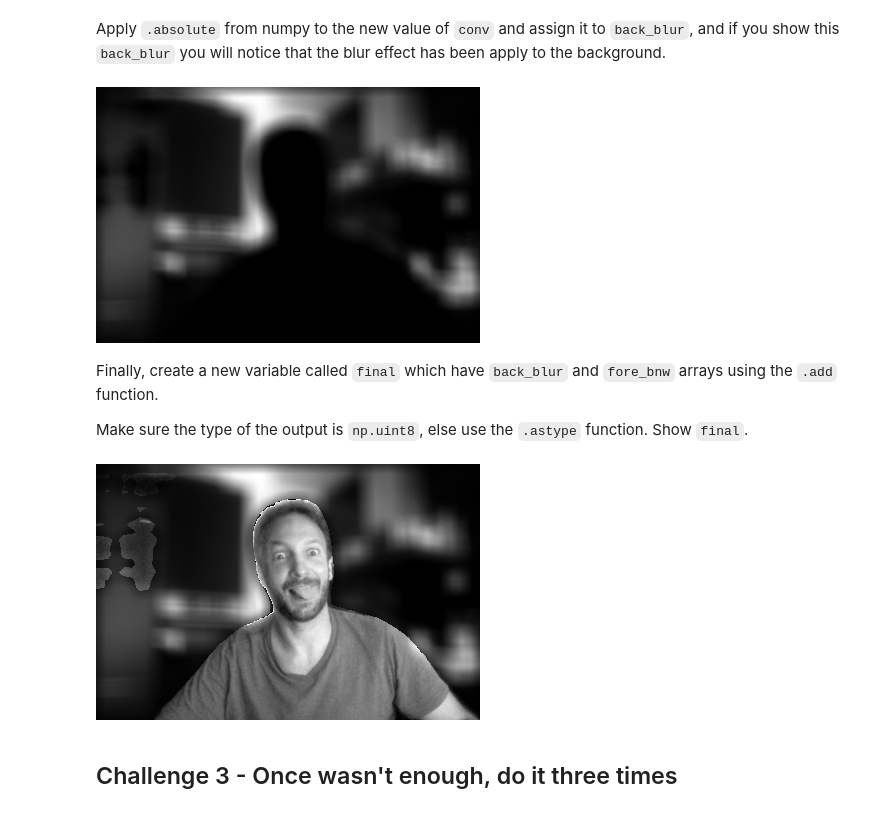
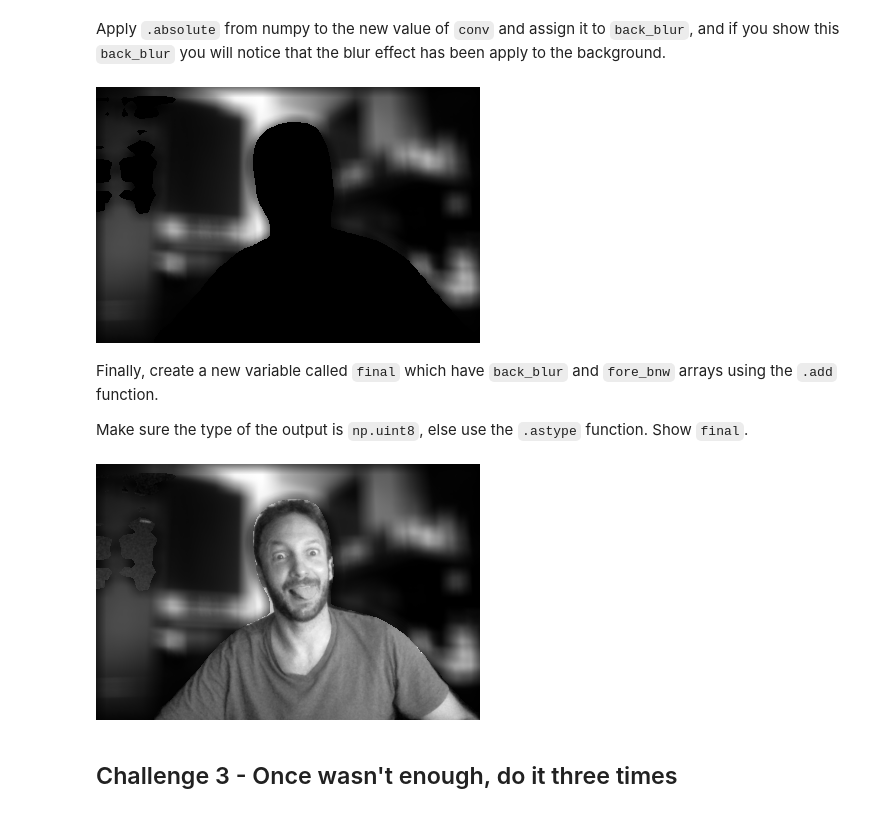
Before and after one commit to miguelgimenezgimenez/lab-image-segmentation, a Jupyter notebook: main.ipynb, the cells around one changed output. Drawn from its saved outputs; the diff is of its cells as text; code cells hidden in the pictures.

```diff
--- a/main.ipynb
+++ b/main.ipynb
@@ -159,10 +157,10 @@ conv = (((conv)/conv.max())*255).astype(np.uint8)
 # %% [markdown]
 Apply `.absolute` from numpy to the new value of `conv` and assign it to `back_blur`, and if you show this `back_blur` you will notice that the blur effect has been apply to the background.
 # %%
-back_blur = np.absolute(conv).astype(np.uint8)
+back_blur = np.absolute(conv).astype(np.uint8)*background_mask
 Image.fromarray(back_blur)
 # %% [output]
-[figure, old version]
+[figure, new version]
 # %% [markdown]
 Finally, create a new variable called `final` which have `back_blur` and `fore_bnw` arrays using the `.add` function.
 
@@ -171,7 +169,7 @@ Make sure the type of the output is `np.uint8`, else use the `.astype` function.
 final= np.add(back_blur,fore_bnw).astype(np.uint8)
 Image.fromarray(final)
 # %% [output]
-[figure, old version]
+[figure, new version]
 # %% [markdown]
 ## Challenge 3 -  Once wasn't enough, do it three times
 # %% [markdown]
```
Also changed, not shown: parts of 7 cells of this notebook, 1 other file.
